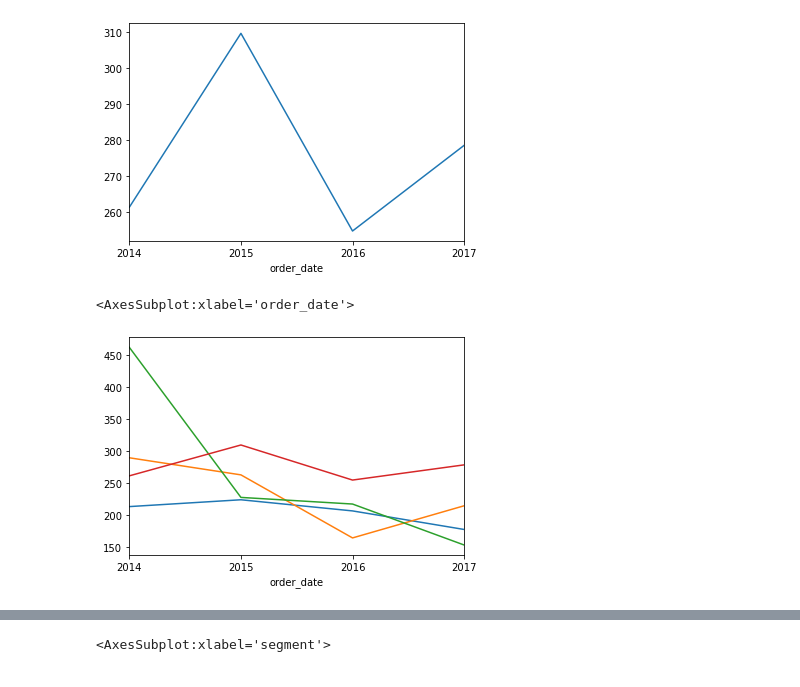
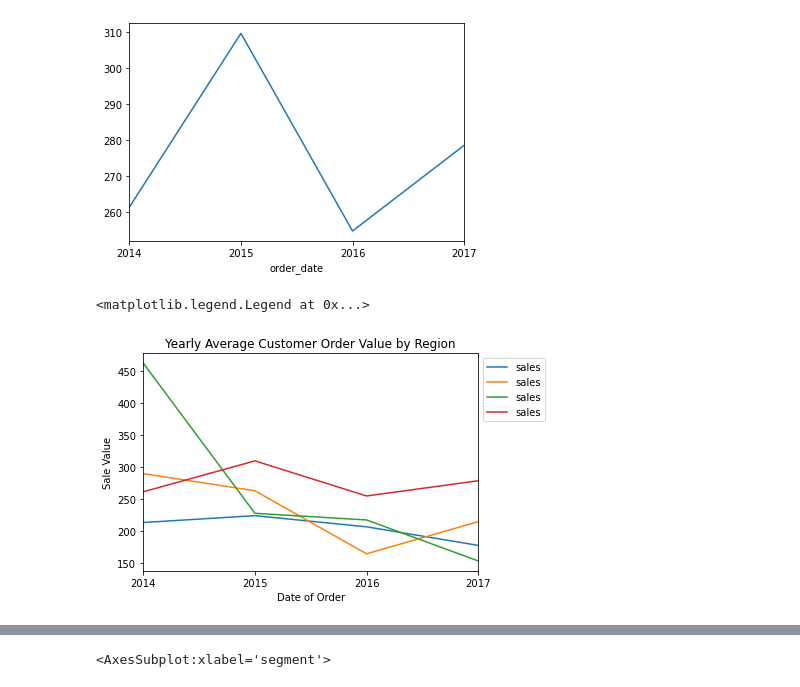
Before and after one commit to ns-tn-time-series-project/time-series-project, a Jupyter notebook: nathan_time_series_project_explore.ipynb, the cells around one changed output, grey strips where cells are left out. Saved outputs shown, nothing was run; the diff lists cells and outputs as text; code cells hidden in the pictures.

```diff
--- a/nathan_time_series_project_explore.ipynb
+++ b/nathan_time_series_project_explore.ipynb
@@ -409,5 +409,4 @@ Corporate      150
 Home Office    114
 Name: segment, dtype: int64
 # %%
-y = east.sales
-y.head()
+east_sales = east.sales
@@ -453,10 +444,14 @@ south_sales.resample('Y').mean().plot()
 <AxesSubplot:xlabel='order_date'>
 [figure]
 # %%
-y.resample('Y').mean().plot()
+east_sales.resample('Y').mean().plot()
 west_sales.resample('Y').mean().plot()
 central_sales.resample('Y').mean().plot()
 south_sales.resample('Y').mean().plot()
+plt.xlabel('Date of Order')
+plt.ylabel('Sale Value')
+plt.title('Yearly Average Customer Order Value by Region')
+plt.legend(loc="upper left", bbox_to_anchor=(1, 1))
 # %% [output]
-<AxesSubplot:xlabel='order_date'>
+<matplotlib.legend.Legend at 0x...>
-[figure, old version]
+[figure, new version]
```
Also changed, not shown: parts of 5 cells of this notebook.
